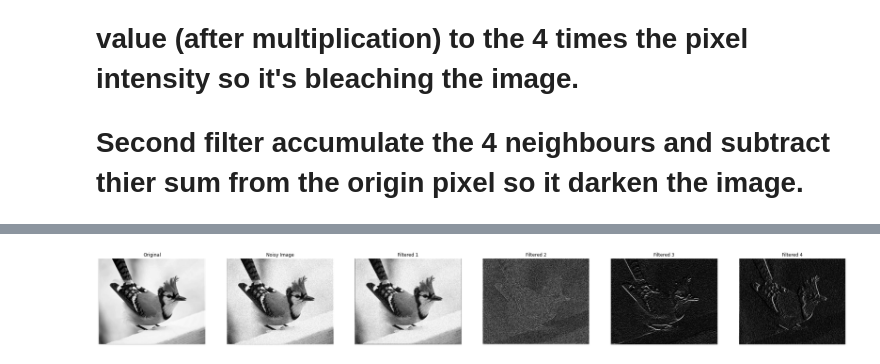
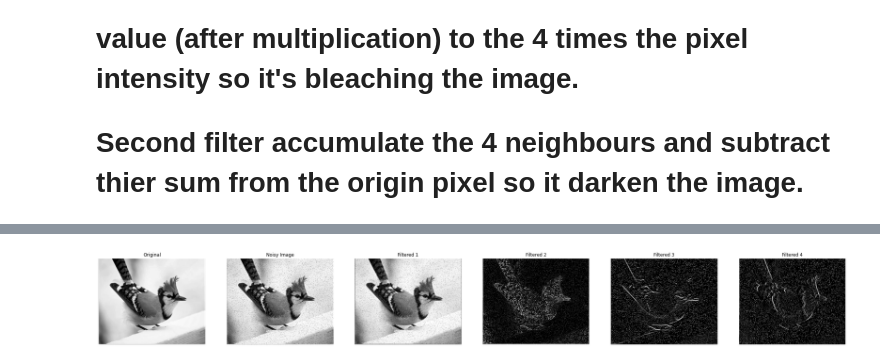
Before and after one commit to We2Am-BaSsem/IP-Labs, a Jupyter notebook: Lab02/lab2-std.ipynb, the cells around one changed output, grey strips where cells are left out. Saved outputs shown, nothing was run; the diff lists cells and outputs as text; code cells hidden in the pictures.

```diff
--- a/Lab02/lab2-std.ipynb
+++ b/Lab02/lab2-std.ipynb
@@ -145,7 +145,7 @@ Press shift+tab after writing 'convolve2d' in a code cell
 img = rgb2gray(io.imread("./imgs/bird.jpg"))
 
 # TODO: Apply noise to the image and save it in another variable
-noisy_img = random_noise(image=img)
+noisy_img = random_noise(image=img, mode="s&p")
 
 # TODO: Construct the required filters (hint: you can do it as we did in the previous part)
 f1 = 1/9 *np.array([
@@ -155,31 +155,31 @@ f1 = 1/9 *np.array([
 ])
 
 f2 = np.array([
     [1,1,1],
     [1,-8,1],
     [1,1,1]
 ])
 
 f3 = np.array([
     [1,1,1],
     [0,0,0],
     [-1,-1,-1]
 ])
 
 f4 = np.array([
     [1,0,-1],
     [1,0,-1],
     [1,0,-1]
 ])
 
 # TODO: Convolve the noisy image with f1 and the rest of the filters with the original image
 img_f1 = convolve2d(in1= noisy_img,in2= f1, mode="full", boundary="fill", fillvalue=0)
 img_f2 = convolve2d(in1= noisy_img,in2= f2, mode="full", boundary="fill", fillvalue=0)
 img_f3 = convolve2d(in1= noisy_img,in2= f3, mode="full", boundary="fill", fillvalue=0)
 img_f4 = convolve2d(in1= noisy_img,in2= f4, mode="full", boundary="fill", fillvalue=0)
 
 
 # Show the images
 cf.show_images([rescale_intensity(x, in_range=(0.0,1.0), out_range=(0, 255)) for x in [img,noisy_img, img_f1,img_f2,img_f3,img_f4]],['Original','Noisy Image', 'Filtered 1','Filtered 2','Filtered 3','Filtered 4'])
 # %% [output]
-[figure, old version]
+[figure, new version]
```
